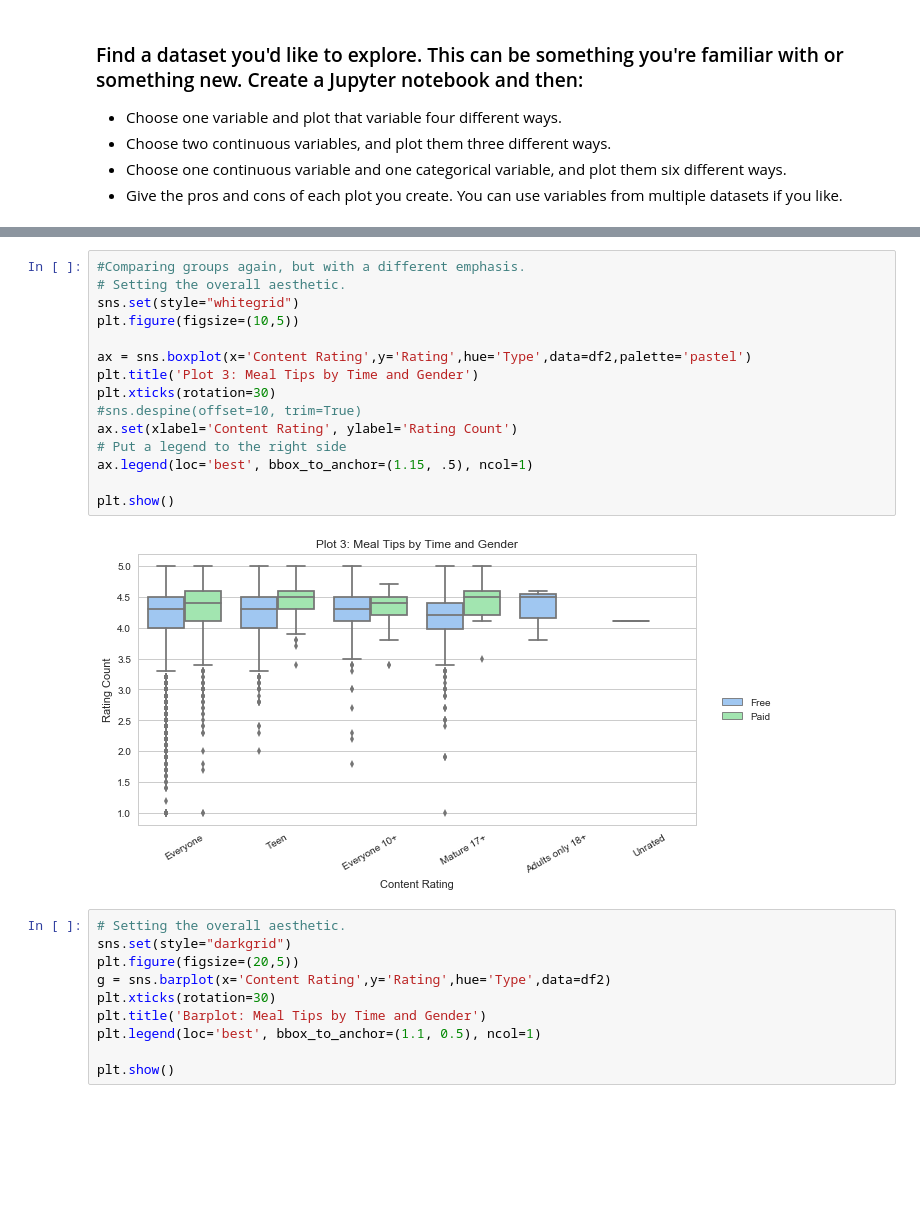
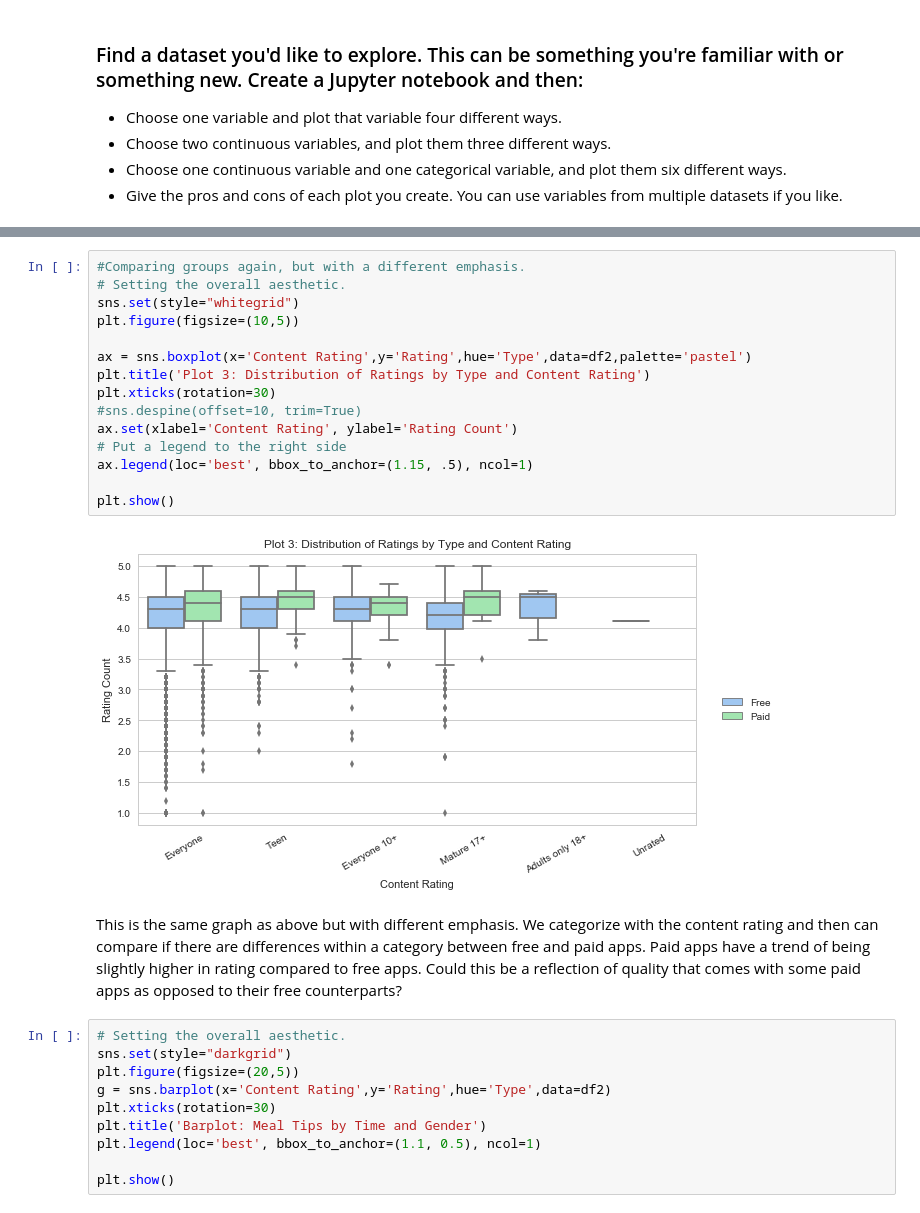
Before and after one commit to MahfuzurRahmanMiah/seabornexercises, a Jupyter notebook: SeabornPlots.ipynb, the cells around one changed output, grey strips where cells are left out. Drawn from its saved outputs; the diff is of its cells as text; blank space fills up the shorter version.

```diff
--- a/SeabornPlots.ipynb
+++ b/SeabornPlots.ipynb
@@ -104,20 +108,22 @@ plt.show()
 # %%
 #Comparing groups again, but with a different emphasis.
 # Setting the overall aesthetic.
 sns.set(style="whitegrid")
 plt.figure(figsize=(10,5))
 
 ax = sns.boxplot(x='Content Rating',y='Rating',hue='Type',data=df2,palette='pastel')
-plt.title('Plot 3: Meal Tips by Time and Gender')
+plt.title('Plot 3: Distribution of Ratings by Type and Content Rating')
 plt.xticks(rotation=30)
 #sns.despine(offset=10, trim=True)
 ax.set(xlabel='Content Rating', ylabel='Rating Count')
 # Put a legend to the right side
 ax.legend(loc='best', bbox_to_anchor=(1.15, .5), ncol=1)
 
 plt.show()
 # %% [output]
-[figure, old version]
+[figure, new version]
+# %% [markdown]
+This is the same graph as above but with different emphasis. We categorize with the content rating and then can compare if there are differences within a category between free and paid apps. Paid apps have a trend of being slightly higher in rating compared to free apps. Could this be a reflection of quality that comes with some paid apps as opposed to their free counterparts?
 # %%
 # Setting the overall aesthetic.
 sns.set(style="darkgrid")
```
Also changed, not shown: parts of 8 cells of this notebook.
